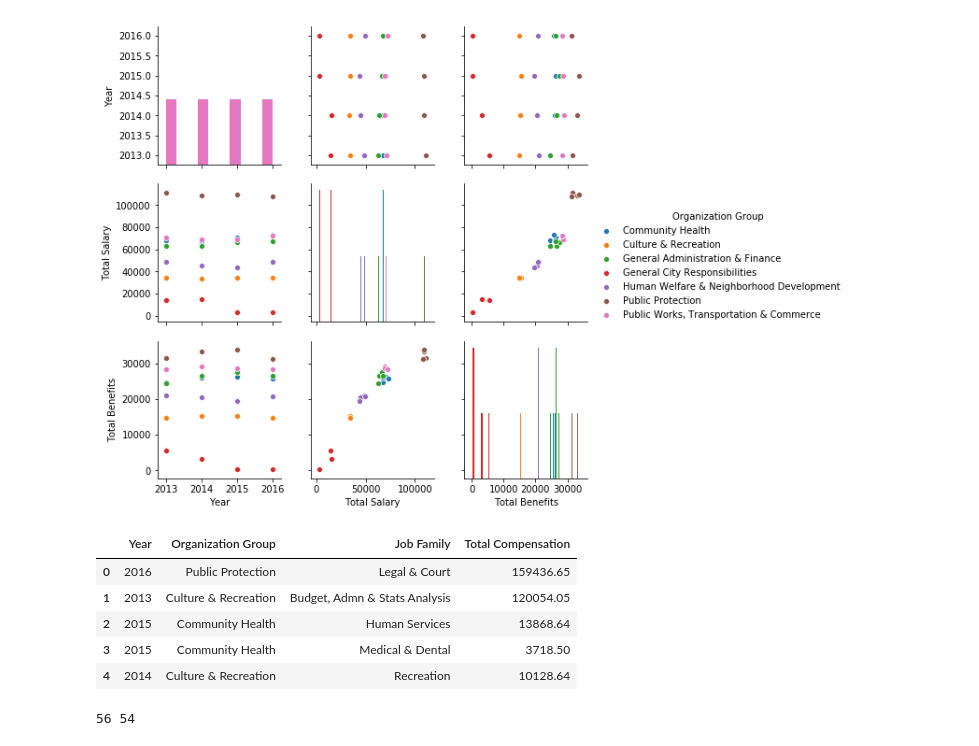
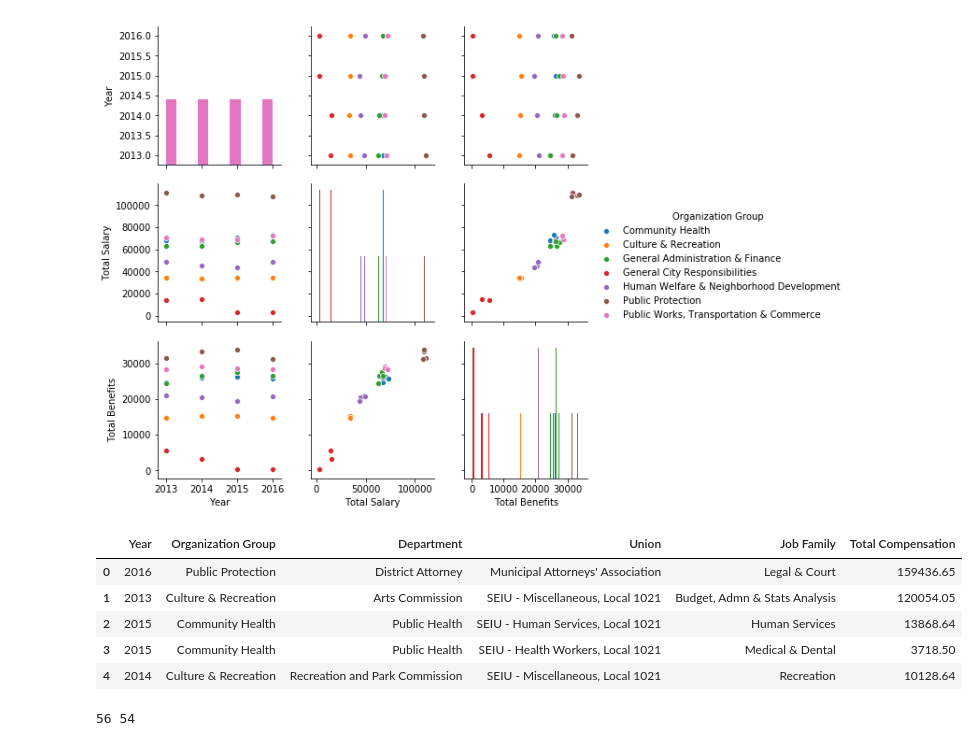
Before and after one commit to Aprendizado-de-Maquina-2018-2/regressao, a Jupyter notebook: Projeto 2 .ipynb, the cells around one changed output. Drawn from its saved outputs; the diff is of its cells as text; code cells hidden in the pictures.

```diff
--- a/Projeto 2 .ipynb
+++ b/Projeto 2 .ipynb
@@ -134,16 +134,16 @@ sns.pairplot(benefits_salary, hue='Organization Group', diag_kind='hist')
 <seaborn.axisgrid.PairGrid at 0x...>
 [figure]
 # %%
-to_be_removed = ['Year Type','Union','Department','Organization Group Code','Department Code','Union Code','Job Family Code','Job Code','Job','Employee Identifier', 'Retirement','Health/Dental', 'Other Benefits', 'Salaries', 'Overtime','Other Salaries', 'Total Salary','Total Benefits']
+to_be_removed = ['Year Type','Organization Group Code','Department Code','Union Code','Job Family Code','Job Code','Job','Employee Identifier', 'Retirement','Health/Dental', 'Other Benefits', 'Salaries', 'Overtime','Other Salaries', 'Total Salary','Total Benefits']
 ds = dataset.drop(to_be_removed,axis=1)
 ds.head()
 # %% [output]
-|  | Year | Organization Group | Job Family | Total Compensation |
-| 0 | 2016 | Public Protection | Legal & Court | 159436.65 |
-| 1 | 2013 | Culture & Recreation | Budget, Admn & Stats Analysis | 120054.05 |
-| 2 | 2015 | Community Health | Human Services | 13868.64 |
-| 3 | 2015 | Community Health | Medical & Dental | 3718.50 |
-| 4 | 2014 | Culture & Recreation | Recreation | 10128.64 |
+|  | Year | Organization Group | Department | Union | Job Family | Total Compensation |
+| 0 | 2016 | Public Protection | District Attorney | Municipal Attorneys' Association | Legal & Court | 159436.65 |
+| 1 | 2013 | Culture & Recreation | Arts Commission | SEIU - Miscellaneous, Local 1021 | Budget, Admn & Stats Analysis | 120054.05 |
+| 2 | 2015 | Community Health | Public Health | SEIU - Human Services, Local 1021 | Human Services | 13868.64 |
+| 3 | 2015 | Community Health | Public Health | SEIU - Health Workers, Local 1021 | Medical & Dental | 3718.50 |
+| 4 | 2014 | Culture & Recreation | Recreation and Park Commission | SEIU - Miscellaneous, Local 1021 | Recreation | 10128.64 |
 # %%
 print(
     len(dataset['Job Family'].unique()),
```
Also changed, not shown: parts of 8 cells of this notebook.
